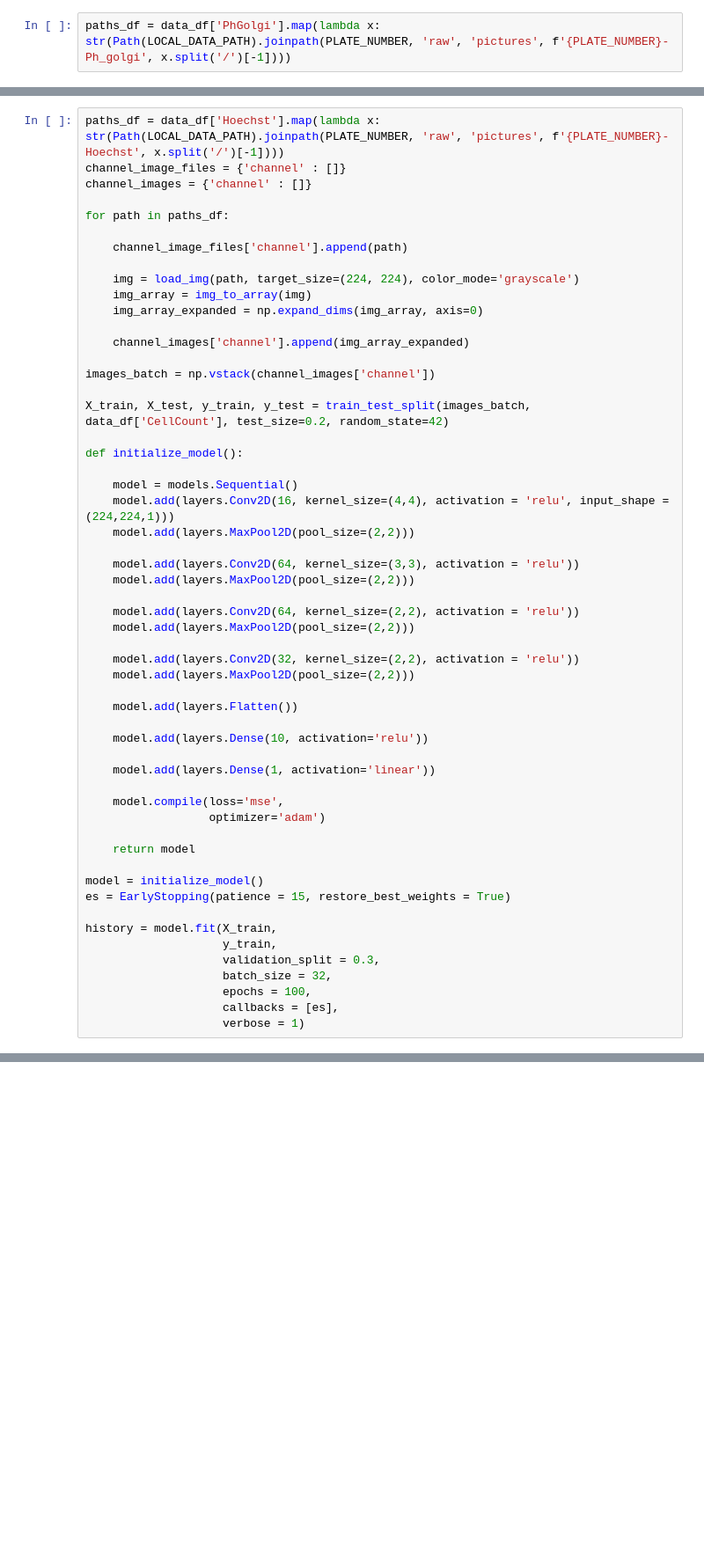
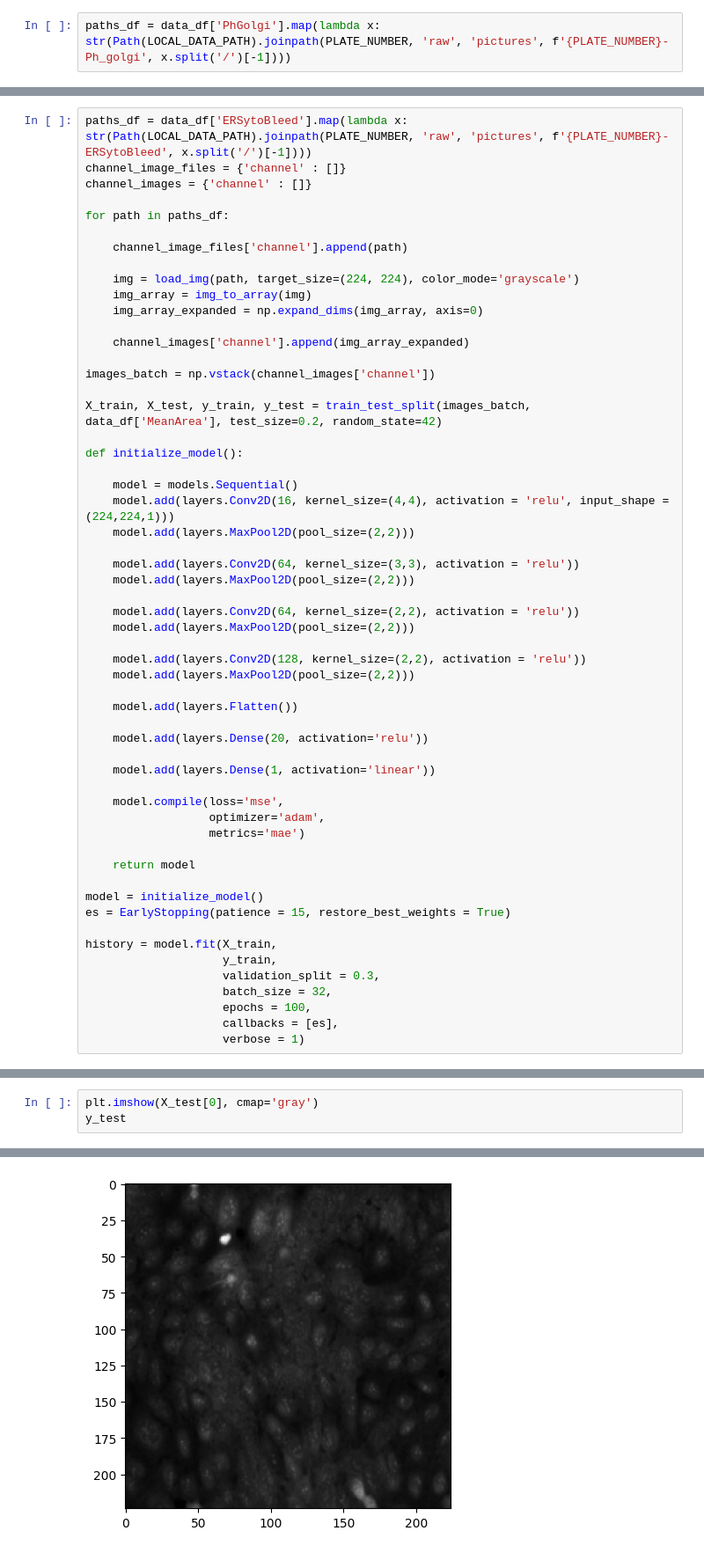
Before and after one commit to ThorstenCodes/MorphoMind, a Jupyter notebook: Notebooks/area_model.ipynb, the cells around one changed output, grey strips where cells are left out. Shown at 88% size. Saved outputs shown, nothing was run; the diff lists cells and outputs as text; blank space fills up the shorter version.

```diff
--- a/Notebooks/area_model.ipynb
+++ b/Notebooks/area_model.ipynb
@@ -161,5 +189,5 @@ array([[127.36771]], dtype=float32)
 # %%
-paths_df = data_df['Hoechst'].map(lambda x: str(Path(LOCAL_DATA_PATH).joinpath(PLATE_NUMBER, 'raw', 'pictures', f'{PLATE_NUMBER}-Hoechst', x.split('/')[-1])))
+paths_df = data_df['ERSytoBleed'].map(lambda x: str(Path(LOCAL_DATA_PATH).joinpath(PLATE_NUMBER, 'raw', 'pictures', f'{PLATE_NUMBER}-ERSytoBleed', x.split('/')[-1])))
 channel_image_files = {'channel' : []}
 channel_images = {'channel' : []}
 
@@ -175,7 +203,7 @@ for path in paths_df:
 
 images_batch = np.vstack(channel_images['channel'])
 
-X_train, X_test, y_train, y_test = train_test_split(images_batch, data_df['CellCount'], test_size=0.2, random_state=42)
+X_train, X_test, y_train, y_test = train_test_split(images_batch, data_df['MeanArea'], test_size=0.2, random_state=42)
 
 def initialize_model():
 
@@ -189,17 +217,18 @@ def initialize_model():
     model.add(layers.Conv2D(64, kernel_size=(2,2), activation = 'relu'))
     model.add(layers.MaxPool2D(pool_size=(2,2)))
 
-    model.add(layers.Conv2D(32, kernel_size=(2,2), activation = 'relu'))
+    model.add(layers.Conv2D(128, kernel_size=(2,2), activation = 'relu'))
     model.add(layers.MaxPool2D(pool_size=(2,2)))
 
     model.add(layers.Flatten())
 
-    model.add(layers.Dense(10, activation='relu'))
+    model.add(layers.Dense(20, activation='relu'))
 
     model.add(layers.Dense(1, activation='linear'))
 
     model.compile(loss='mse',
-                  optimizer='adam')
+                  optimizer='adam',
+                  metrics='mae')
 
     return model
 
@@ -238,0 +268,4 @@ model.evaluate(X_test, y_test)
+# %%
+plt.imshow(X_test[0], cmap='gray')
+y_test
+# %% [output]
@@ -239 +284,2 @@ model.evaluate(X_test, y_test)
+[figure, added]
 # %%
```
Also changed, not shown: parts of 38 cells of this notebook, 1 other file.
